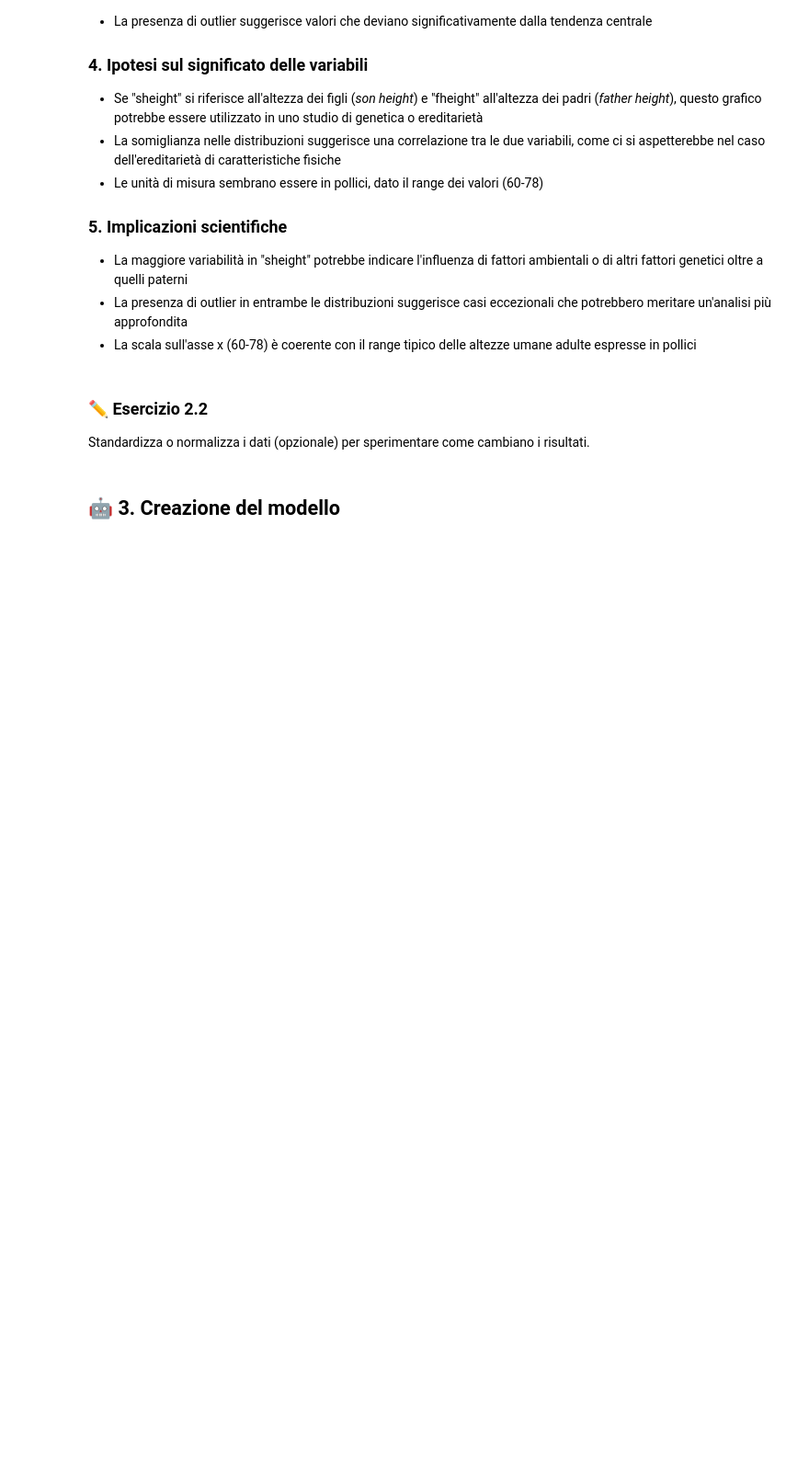
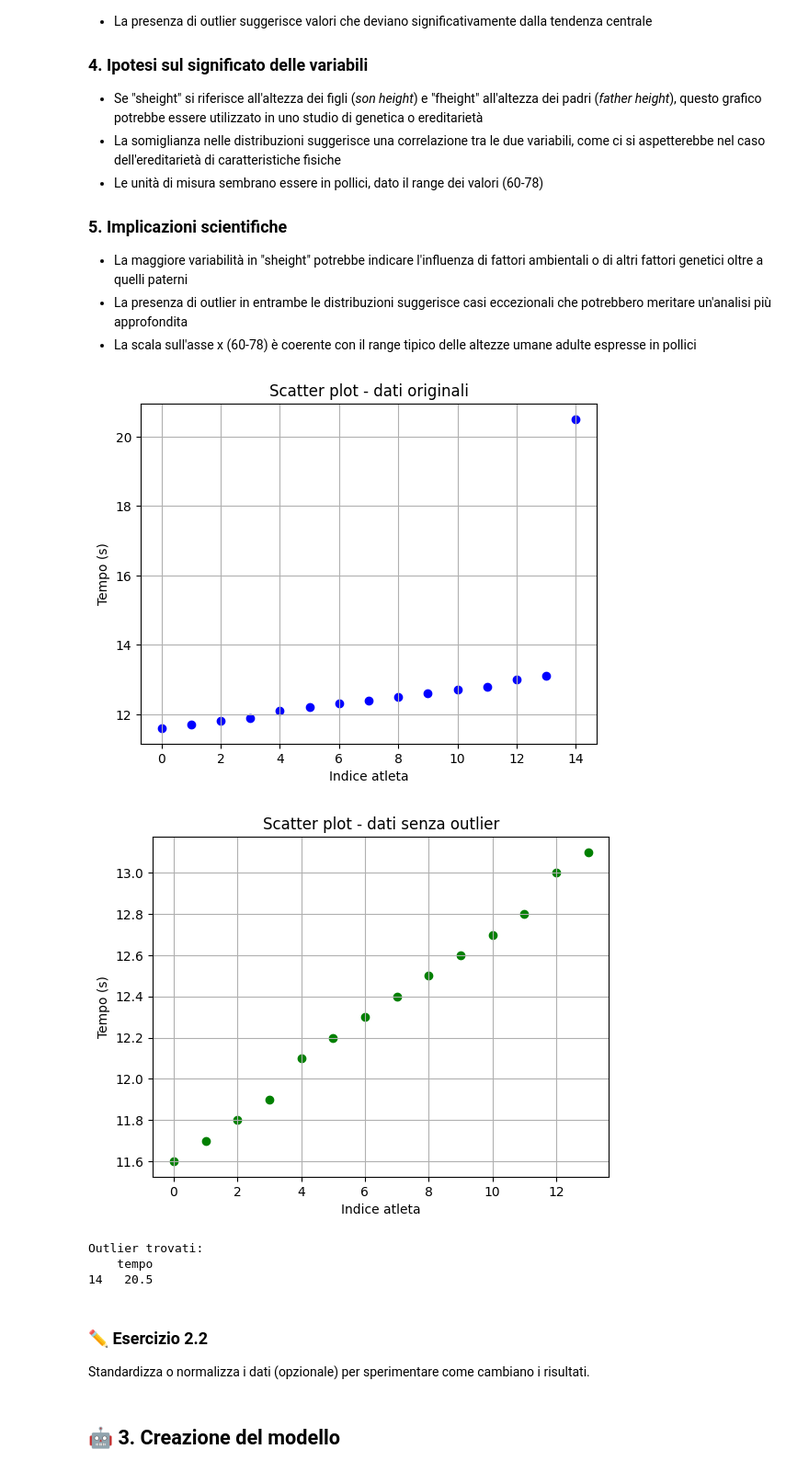
Before and after one commit to ladichriss/linear-regression, a Jupyter notebook: Regressione_Lineare_Altezze.ipynb, the cells around one changed output. Shown at 92% size. Cells and saved outputs as stored; diff of their text form; code cells hidden in the pictures; blank space fills up the shorter version.

Commit message:
compito per il 7/04
1.	Scatter plot del dataframe originale;

2.	Calcolo degli outlier con metodo IQR;

3. Filtro dei dati validi;

4. Scatter plot dei dati filtrati (senza outlier)

```diff
--- a/Regressione_Lineare_Altezze.ipynb
+++ b/Regressione_Lineare_Altezze.ipynb
@@ -177,6 +177,44 @@ plt.show()
 - La maggiore variabilità in "sheight" potrebbe indicare l'influenza di fattori ambientali o di altri fattori genetici oltre a quelli paterni
 - La presenza di outlier in entrambe le distribuzioni suggerisce casi eccezionali che potrebbero meritare un'analisi più approfondita
 - La scala sull'asse x (60-78) è coerente con il range tipico delle altezze umane adulte espresse in pollici
+# %%
+import pandas as pd
+import matplotlib.pyplot as plt
+
+tempi = [11.6, 11.7, 11.8, 11.9, 12.1, 12.2, 12.3, 12.4, 12.5, 12.6, 12.7, 12.8, 13.0, 13.1, 20.5]
+
+df = pd.DataFrame({'tempo': tempi})
+
+plt.scatter(df.index, df['tempo'], color='blue')
+plt.title("Scatter plot - dati originali")
+plt.xlabel("Indice atleta")
+plt.ylabel("Tempo (s)")
+plt.grid(True)
+plt.show()
+
+Q1 = df['tempo'].quantile(0.25)
+Q3 = df['tempo'].quantile(0.75)
+IQR = Q3 - Q1
+
+limite_inferiore = Q1 - 1.5 * IQR
+limite_superiore = Q3 + 1.5 * IQR
+
+# 5. Filtro dei dati senza outlier
+df_filtrato = df[(df['tempo'] >= lim_inf) & (df['tempo'] <= lim_sup)]
+
+# 6. Scatter plot dei dati filtrati (senza outlier)
+plt.scatter(df_filtrato.index, df_filtrato['tempo'], color='green')
+plt.title("Scatter plot - dati senza outlier")
+plt.xlabel("Indice atleta")
+plt.ylabel("Tempo (s)")
+plt.grid(True)
+plt.show()
+# %% [output]
+[figure, added]
+[figure, added]
+Outlier trovati:
+    tempo
+14   20.5
 # %% [markdown]
 ### ✏️ Esercizio 2.2
 Standardizza o normalizza i dati (opzionale) per sperimentare come cambiano i risultati.
```
Also changed, not shown: parts of 1 cell of this notebook, 1 other file.
